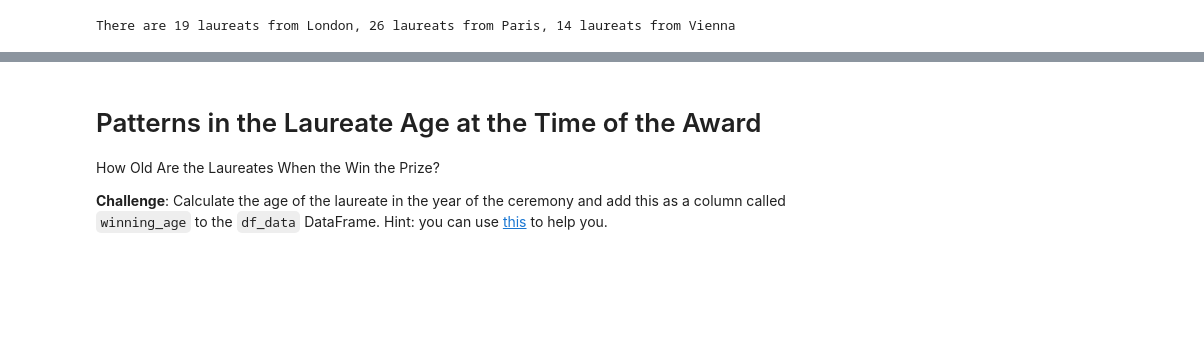
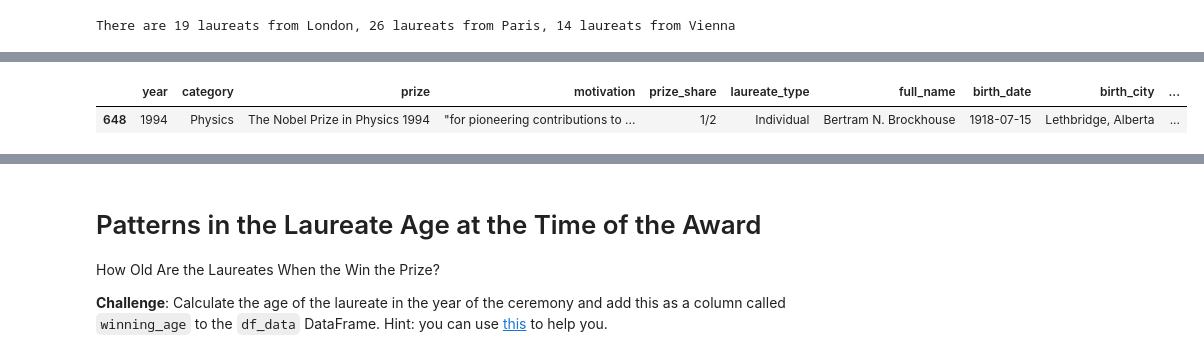
Before and after one commit to LostHeir/DataAnlys_NobelPrizes, a Jupyter notebook: Nobel_Prize_Analysis.ipynb, the cells around one changed output, grey strips where cells are left out. Drawn from its saved outputs; the diff is of its cells as text; code cells hidden in the pictures; blank space fills up the shorter version.

```diff
--- a/Nobel_Prize_Analysis.ipynb
+++ b/Nobel_Prize_Analysis.ipynb
@@ -810,3 +810,8 @@ There are 19 laureats from London, 26 laureats from Paris, 14 laureats from Vien
 Here's what you're aiming for:
 
 <img src=https://i.imgur.com/cemX4m5.png width=300>
+# %%
+df_data.sample()
+# %% [output]
+|  | year | category | prize | motivation | prize_share | laureate_type | full_name | birth_date | birth_city | ... |
+| 648 | 1994 | Physics | The Nobel Prize in Physics 1994 | "for pioneering contributions to ... | 1/2 | Individual | Bertram N. Brockhouse | 1918-07-15 | Lethbridge, Alberta | ... |
```
Also changed, not shown: parts of 4 cells of this notebook.
